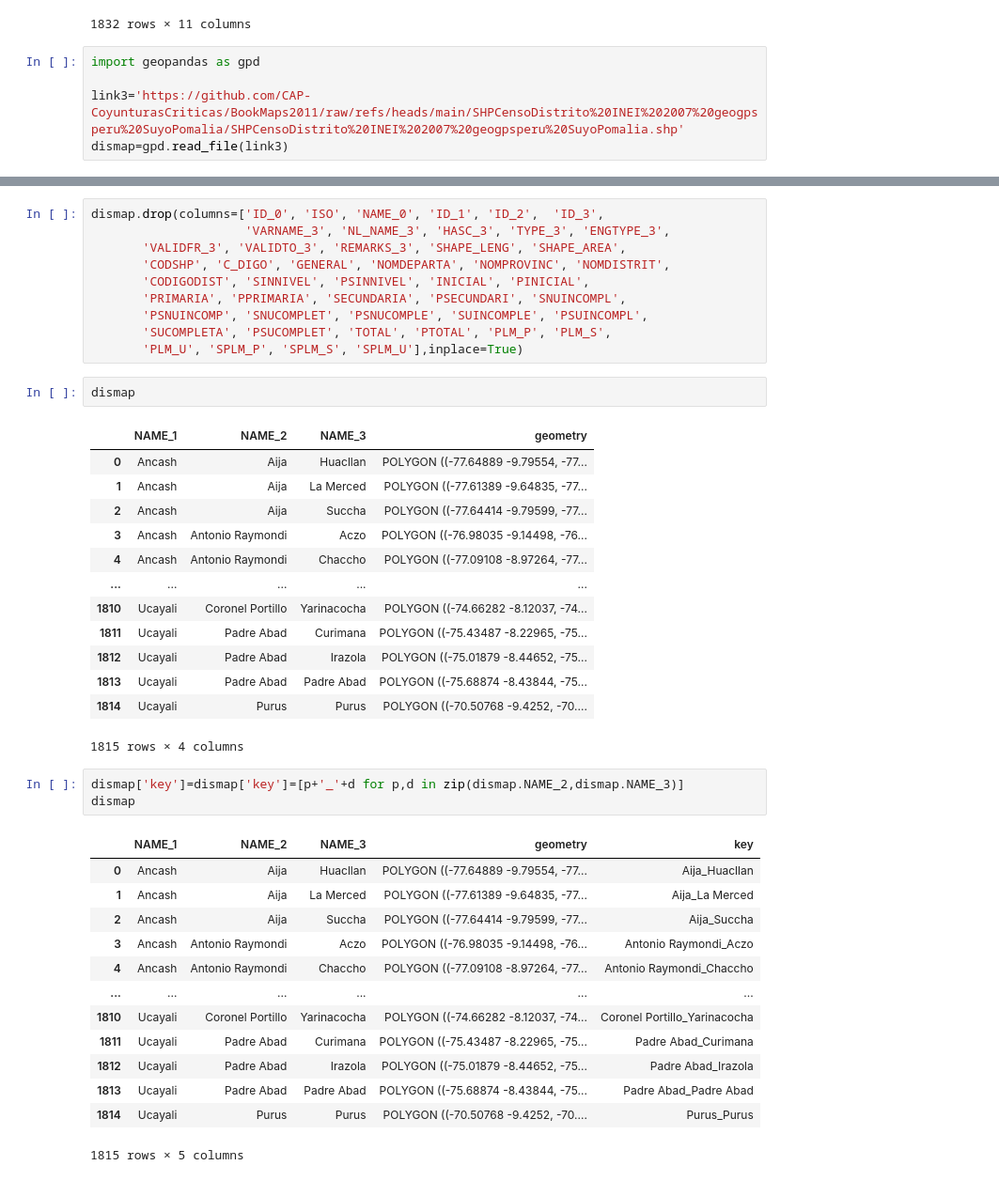
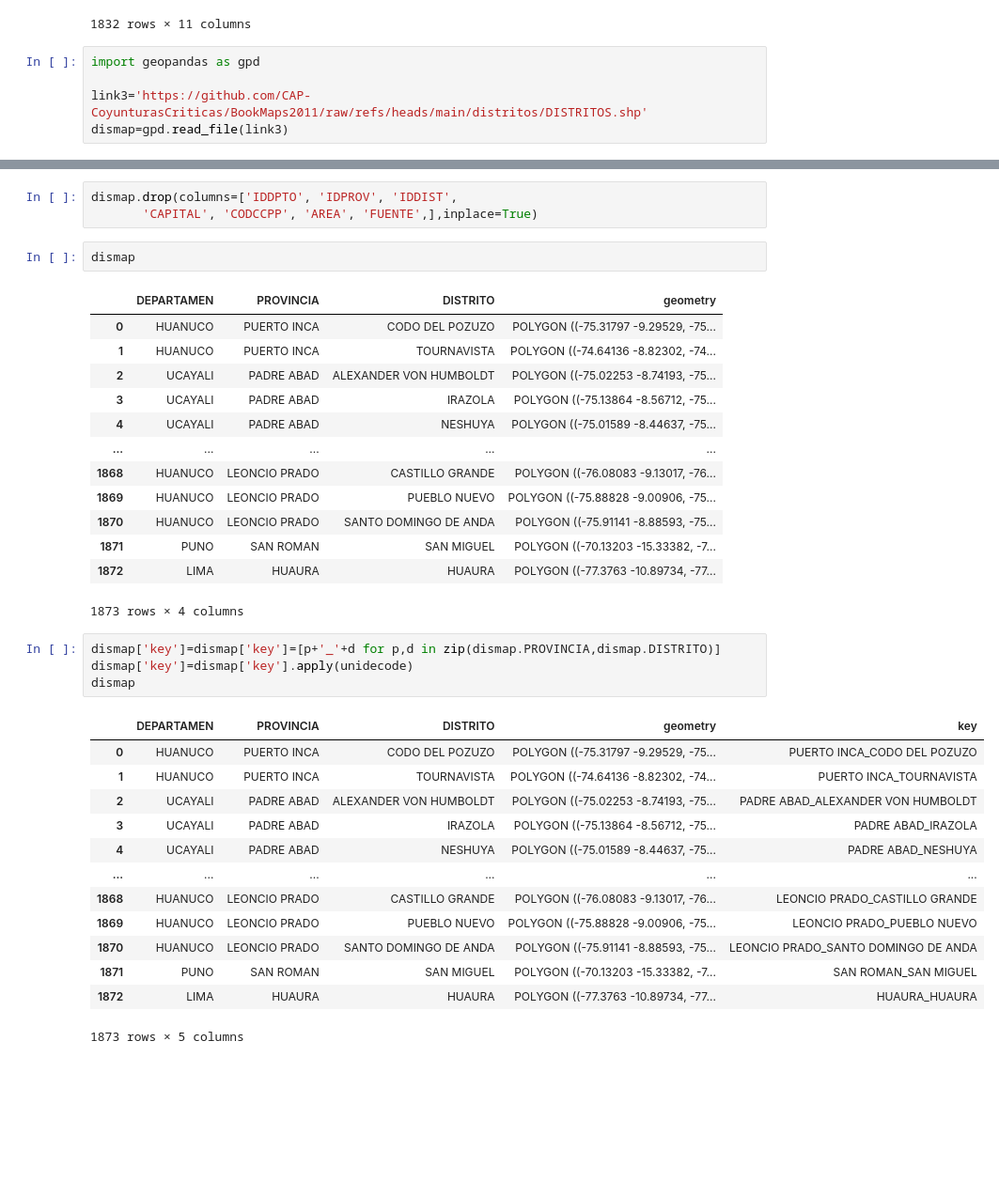
Before and after one commit to CAP-CoyunturasCriticas/BookMaps2011, a Jupyter notebook: preprocessing.ipynb, the cells around one changed output, grey strips where cells are left out. Shown: that part at 94% size. Cells and saved outputs as stored; diff of their text form; blank space fills up the shorter version.

```diff
--- a/preprocessing.ipynb
+++ b/preprocessing.ipynb
@@ -394,7 +394,7 @@ data2011
 # %%
 import geopandas as gpd
 
-link3='https://github.com/CAP-CoyunturasCriticas/BookMaps2011/raw/refs/heads/main/SHPCensoDistrito%20INEI%202007%20geogpsperu%20SuyoPomalia/SHPCensoDistrito%20INEI%202007%20geogpsperu%20SuyoPomalia.shp'
+link3='https://github.com/CAP-CoyunturasCriticas/BookMaps2011/raw/refs/heads/main/distritos/DISTRITOS.shp'
 dismap=gpd.read_file(link3)
 # %%
 dismap.head()
@@ -421,44 +413,38 @@ Index(['ID_0', 'ISO', 'NAME_0', 'ID_1', 'NAME_1', 'ID_2', 'NAME_2', 'ID_3',
       dtype='object')
-# %%
-dismap.drop(columns=['ID_0', 'ISO', 'NAME_0', 'ID_1', 'ID_2',  'ID_3',
-                     'VARNAME_3', 'NL_NAME_3', 'HASC_3', 'TYPE_3', 'ENGTYPE_3',
-       'VALIDFR_3', 'VALIDTO_3', 'REMARKS_3', 'SHAPE_LENG', 'SHAPE_AREA',
-       'CODSHP', 'C_DIGO', 'GENERAL', 'NOMDEPARTA', 'NOMPROVINC', 'NOMDISTRIT',
-       'CODIGODIST', 'SINNIVEL', 'PSINNIVEL', 'INICIAL', 'PINICIAL',
-       'PRIMARIA', 'PPRIMARIA', 'SECUNDARIA', 'PSECUNDARI', 'SNUINCOMPL',
-       'PSNUINCOMP', 'SNUCOMPLET', 'PSNUCOMPLE', 'SUINCOMPLE', 'PSUINCOMPL',
-       'SUCOMPLETA', 'PSUCOMPLET', 'TOTAL', 'PTOTAL', 'PLM_P', 'PLM_S',
-       'PLM_U', 'SPLM_P', 'SPLM_S', 'SPLM_U'],inplace=True)
+# %%
+dismap.drop(columns=['IDDPTO', 'IDPROV', 'IDDIST',
+       'CAPITAL', 'CODCCPP', 'AREA', 'FUENTE',],inplace=True)
 # %%
 dismap
 # %% [output]
-|  | NAME_1 | NAME_2 | NAME_3 | geometry |
-| 0 | Ancash | Aija | Huacllan | POLYGON ((-77.64889 -9.79554, -77... |
-| 1 | Ancash | Aija | La Merced | POLYGON ((-77.61389 -9.64835, -77... |
-| 2 | Ancash | Aija | Succha | POLYGON ((-77.64414 -9.79599, -77... |
-| 3 | Ancash | Antonio Raymondi | Aczo | POLYGON ((-76.98035 -9.14498, -76... |
-| 4 | Ancash | Antonio Raymondi | Chaccho | POLYGON ((-77.09108 -8.97264, -77... |
+|  | DEPARTAMEN | PROVINCIA | DISTRITO | geometry |
+| 0 | HUANUCO | PUERTO INCA | CODO DEL POZUZO | POLYGON ((-75.31797 -9.29529, -75... |
+| 1 | HUANUCO | PUERTO INCA | TOURNAVISTA | POLYGON ((-74.64136 -8.82302, -74... |
+| 2 | UCAYALI | PADRE ABAD | ALEXANDER VON HUMBOLDT | POLYGON ((-75.02253 -8.74193, -75... |
+| 3 | UCAYALI | PADRE ABAD | IRAZOLA | POLYGON ((-75.13864 -8.56712, -75... |
+| 4 | UCAYALI | PADRE ABAD | NESHUYA | POLYGON ((-75.01589 -8.44637, -75... |
 | ... | ... | ... | ... | ... |
-| 1810 | Ucayali | Coronel Portillo | Yarinacocha | POLYGON ((-74.66282 -8.12037, -74... |
-| 1811 | Ucayali | Padre Abad | Curimana | POLYGON ((-75.43487 -8.22965, -75... |
-| 1812 | Ucayali | Padre Abad | Irazola | POLYGON ((-75.01879 -8.44652, -75... |
-| 1813 | Ucayali | Padre Abad | Padre Abad | POLYGON ((-75.68874 -8.43844, -75... |
-| 1814 | Ucayali | Purus | Purus | POLYGON ((-70.50768 -9.4252, -70.... |
+| 1868 | HUANUCO | LEONCIO PRADO | CASTILLO GRANDE | POLYGON ((-76.08083 -9.13017, -76... |
+| 1869 | HUANUCO | LEONCIO PRADO | PUEBLO NUEVO | POLYGON ((-75.88828 -9.00906, -75... |
+| 1870 | HUANUCO | LEONCIO PRADO | SANTO DOMINGO DE ANDA | POLYGON ((-75.91141 -8.88593, -75... |
+| 1871 | PUNO | SAN ROMAN | SAN MIGUEL | POLYGON ((-70.13203 -15.33382, -7... |
+| 1872 | LIMA | HUAURA | HUAURA | POLYGON ((-77.3763 -10.89734, -77... |
-1815 rows × 4 columns
+1873 rows × 4 columns
 # %%
-dismap['key']=dismap['key']=[p+'_'+d for p,d in zip(dismap.NAME_2,dismap.NAME_3)]
+dismap['key']=dismap['key']=[p+'_'+d for p,d in zip(dismap.PROVINCIA,dismap.DISTRITO)]
+dismap['key']=dismap['key'].apply(unidecode)
 dismap
 # %% [output]
-|  | NAME_1 | NAME_2 | NAME_3 | geometry | key |
-| 0 | Ancash | Aija | Huacllan | POLYGON ((-77.64889 -9.79554, -77... | Aija_Huacllan |
-| 1 | Ancash | Aija | La Merced | POLYGON ((-77.61389 -9.64835, -77... | Aija_La Merced |
-| 2 | Ancash | Aija | Succha | POLYGON ((-77.64414 -9.79599, -77... | Aija_Succha |
-| 3 | Ancash | Antonio Raymondi | Aczo | POLYGON ((-76.98035 -9.14498, -76... | Antonio Raymondi_Aczo |
-| 4 | Ancash | Antonio Raymondi | Chaccho | POLYGON ((-77.09108 -8.97264, -77... | Antonio Raymondi_Chaccho |
+|  | DEPARTAMEN | PROVINCIA | DISTRITO | geometry | key |
+| 0 | HUANUCO | PUERTO INCA | CODO DEL POZUZO | POLYGON ((-75.31797 -9.29529, -75... | PUERTO INCA_CODO DEL POZUZO |
+| 1 | HUANUCO | PUERTO INCA | TOURNAVISTA | POLYGON ((-74.64136 -8.82302, -74... | PUERTO INCA_TOURNAVISTA |
+| 2 | UCAYALI | PADRE ABAD | ALEXANDER VON HUMBOLDT | POLYGON ((-75.02253 -8.74193, -75... | PADRE ABAD_ALEXANDER VON HUMBOLDT |
+| 3 | UCAYALI | PADRE ABAD | IRAZOLA | POLYGON ((-75.13864 -8.56712, -75... | PADRE ABAD_IRAZOLA |
+| 4 | UCAYALI | PADRE ABAD | NESHUYA | POLYGON ((-75.01589 -8.44637, -75... | PADRE ABAD_NESHUYA |
 | ... | ... | ... | ... | ... | ... |
-| 1810 | Ucayali | Coronel Portillo | Yarinacocha | POLYGON ((-74.66282 -8.12037, -74... | Coronel Portillo_Yarinacocha |
-| 1811 | Ucayali | Padre Abad | Curimana | POLYGON ((-75.43487 -8.22965, -75... | Padre Abad_Curimana |
-| 1812 | Ucayali | Padre Abad | Irazola | POLYGON ((-75.01879 -8.44652, -75... | Padre Abad_Irazola |
-| 1813 | Ucayali | Padre Abad | Padre Abad | POLYGON ((-75.68874 -8.43844, -75... | Padre Abad_Padre Abad |
-| 1814 | Ucayali | Purus | Purus | POLYGON ((-70.50768 -9.4252, -70.... | Purus_Purus |
+| 1868 | HUANUCO | LEONCIO PRADO | CASTILLO GRANDE | POLYGON ((-76.08083 -9.13017, -76... | LEONCIO PRADO_CASTILLO GRANDE |
+| 1869 | HUANUCO | LEONCIO PRADO | PUEBLO NUEVO | POLYGON ((-75.88828 -9.00906, -75... | LEONCIO PRADO_PUEBLO NUEVO |
+| 1870 | HUANUCO | LEONCIO PRADO | SANTO DOMINGO DE ANDA | POLYGON ((-75.91141 -8.88593, -75... | LEONCIO PRADO_SANTO DOMINGO DE ANDA |
+| 1871 | PUNO | SAN ROMAN | SAN MIGUEL | POLYGON ((-70.13203 -15.33382, -7... | SAN ROMAN_SAN MIGUEL |
+| 1872 | LIMA | HUAURA | HUAURA | POLYGON ((-77.3763 -10.89734, -77... | HUAURA_HUAURA |
-1815 rows × 5 columns
+1873 rows × 5 columns
```
Also changed, not shown: parts of 13 cells of this notebook, 13 other files.
